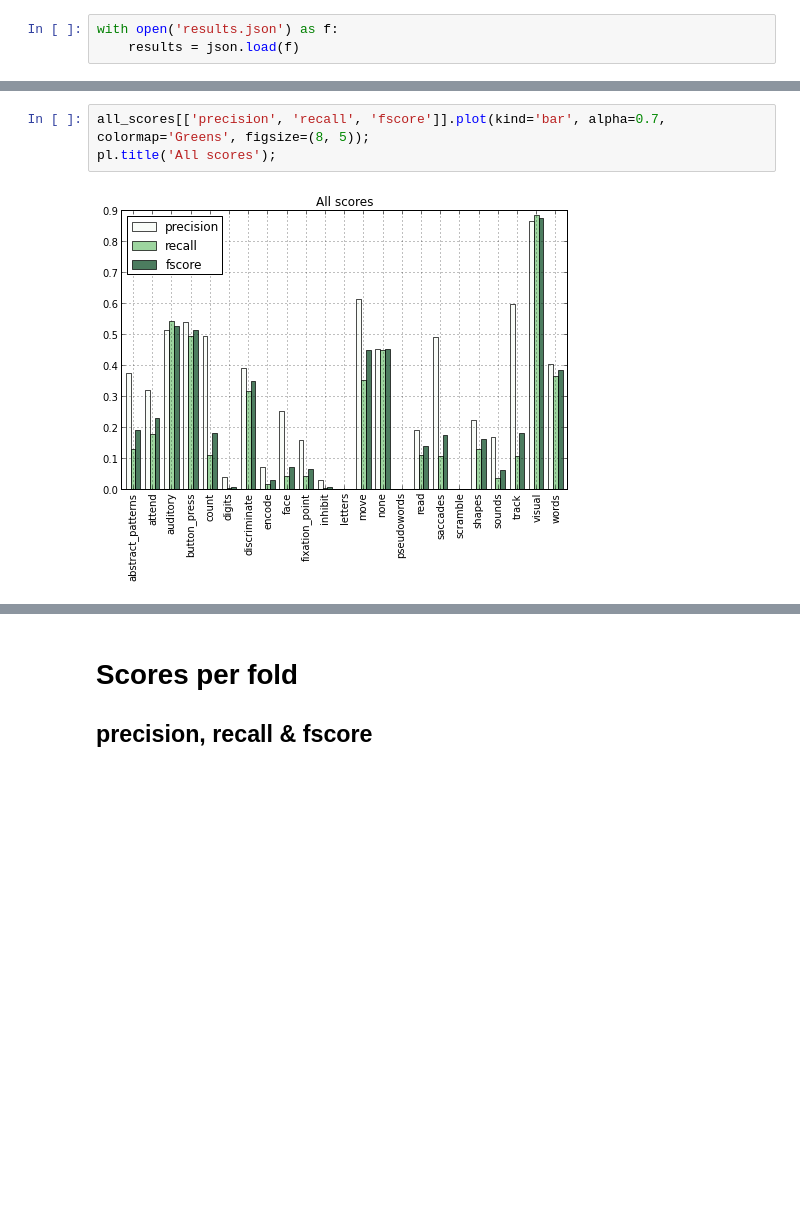
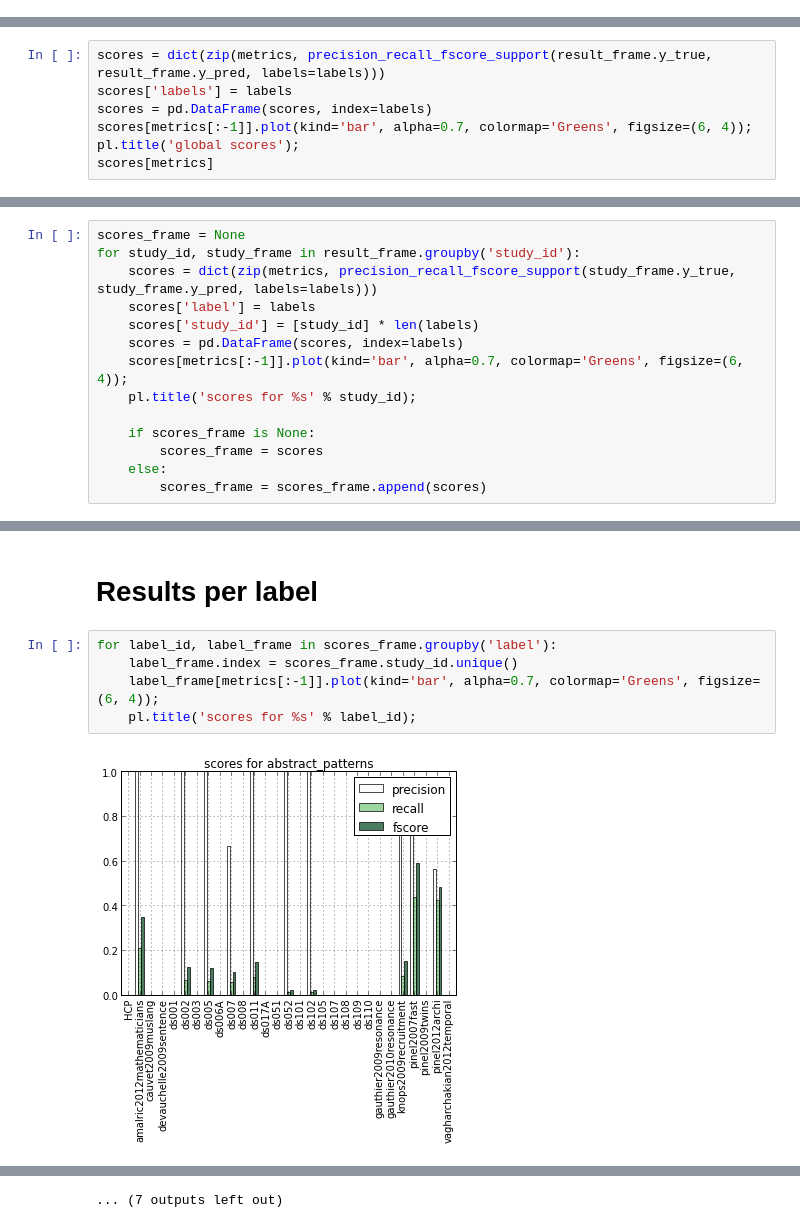
Before and after one commit to schwarty/notebooks, a Jupyter notebook: decoding_report.ipynb, the cells around one changed output, grey strips where cells are left out. Cells and saved outputs as stored; diff of their text form; blank space fills up the shorter version.

```diff
--- a/decoding_report.ipynb
+++ b/decoding_report.ipynb
@@ -11,3 +11,0 @@ from sklearn.metrics import precision_recall_fscore_support
-# %%
-with open('results.json') as f:
-    results = json.load(f)
@@ -37,0 +34,7 @@ scatter_matrix(all_scores, marker='x', figsize=(8, 5));
+# %%
+scores = dict(zip(metrics, precision_recall_fscore_support(result_frame.y_true, result_frame.y_pred, labels=labels)))
+scores['labels'] = labels
+scores = pd.DataFrame(scores, index=labels)
+scores[metrics[:-1]].plot(kind='bar', alpha=0.7, colormap='Greens', figsize=(6, 4));
+pl.title('global scores');
+scores[metrics]
@@ -37,0 +75,14 @@ scatter_matrix(all_scores, marker='x', figsize=(8, 5));
+# %%
+scores_frame = None
+for study_id, study_frame in result_frame.groupby('study_id'):
+    scores = dict(zip(metrics, precision_recall_fscore_support(study_frame.y_true, study_frame.y_pred, labels=labels)))
+    scores['label'] = labels
+    scores['study_id'] = [study_id] * len(labels)
+    scores = pd.DataFrame(scores, index=labels)
+    scores[metrics[:-1]].plot(kind='bar', alpha=0.7, colormap='Greens', figsize=(6, 4));
+    pl.title('scores for %s' % study_id);
+
+    if scores_frame is None:
+        scores_frame = scores
+    else:
+        scores_frame = scores_frame.append(scores)
@@ -38,5 +103,9 @@ scatter_matrix(all_scores, marker='x', figsize=(8, 5));
+# %% [markdown]
+# Results per label
 # %%
-all_scores[['precision', 'recall', 'fscore']].plot(kind='bar', alpha=0.7, colormap='Greens', figsize=(8, 5));
-pl.title('All scores');
+for label_id, label_frame in scores_frame.groupby('label'):
+    label_frame.index = scores_frame.study_id.unique()
+    label_frame[metrics[:-1]].plot(kind='bar', alpha=0.7, colormap='Greens', figsize=(6, 4));
+    pl.title('scores for %s' % label_id);
 # %% [output]
-[figure, old version]
+[figure, new version]
@@ -43,4 +123 @@ pl.title('All scores');
+... (7 outputs left out)
-# %% [markdown]
-# Scores per fold
-
-## precision, recall & fscore
```
Also changed, not shown: parts of 17 cells of this notebook.
